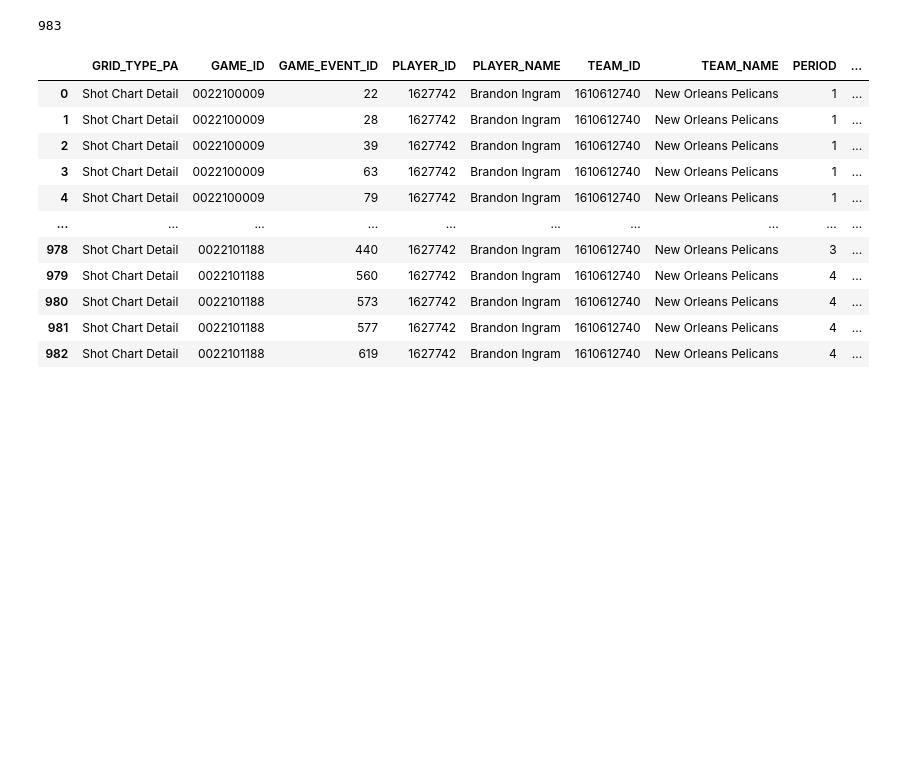
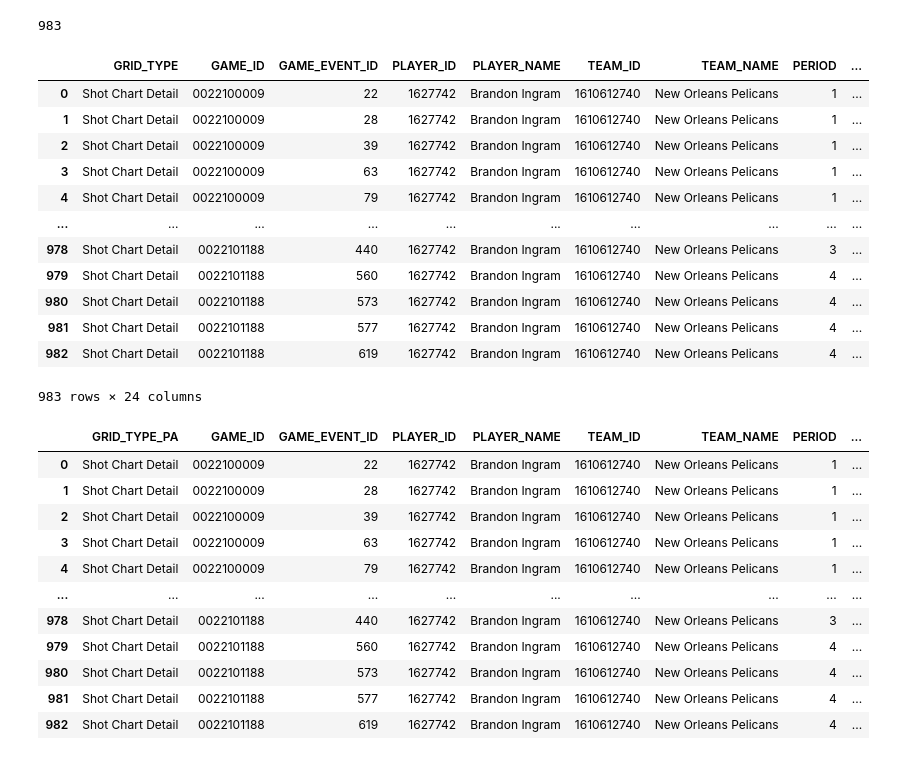
Before and after one commit to cwood003/NBA_stats, a Jupyter notebook: shotChartDetail.ipynb, the cells around one changed output. Drawn from its saved outputs; the diff is of its cells as text; code cells hidden in the pictures; blank space fills up the shorter version.

```diff
--- a/shotChartDetail.ipynb
+++ b/shotChartDetail.ipynb
@@ -48,6 +55,22 @@ league_average
 x['SHOT_ATTEMPTED_FLAG'].sum()
 # %% [output]
 983
+# %%
+x
+# %% [output]
+|  | GRID_TYPE | GAME_ID | GAME_EVENT_ID | PLAYER_ID | PLAYER_NAME | TEAM_ID | TEAM_NAME | PERIOD | ... |
+| 0 | Shot Chart Detail | 0022100009 | 22 | 1627742 | Brandon Ingram | 1610612740 | New Orleans Pelicans | 1 | ... |
+| 1 | Shot Chart Detail | 0022100009 | 28 | 1627742 | Brandon Ingram | 1610612740 | New Orleans Pelicans | 1 | ... |
+| 2 | Shot Chart Detail | 0022100009 | 39 | 1627742 | Brandon Ingram | 1610612740 | New Orleans Pelicans | 1 | ... |
+| 3 | Shot Chart Detail | 0022100009 | 63 | 1627742 | Brandon Ingram | 1610612740 | New Orleans Pelicans | 1 | ... |
+| 4 | Shot Chart Detail | 0022100009 | 79 | 1627742 | Brandon Ingram | 1610612740 | New Orleans Pelicans | 1 | ... |
+| ... | ... | ... | ... | ... | ... | ... | ... | ... | ... |
+| 978 | Shot Chart Detail | 0022101188 | 440 | 1627742 | Brandon Ingram | 1610612740 | New Orleans Pelicans | 3 | ... |
+| 979 | Shot Chart Detail | 0022101188 | 560 | 1627742 | Brandon Ingram | 1610612740 | New Orleans Pelicans | 4 | ... |
+| 980 | Shot Chart Detail | 0022101188 | 573 | 1627742 | Brandon Ingram | 1610612740 | New Orleans Pelicans | 4 | ... |
+| 981 | Shot Chart Detail | 0022101188 | 577 | 1627742 | Brandon Ingram | 1610612740 | New Orleans Pelicans | 4 | ... |
+| 982 | Shot Chart Detail | 0022101188 | 619 | 1627742 | Brandon Ingram | 1610612740 | New Orleans Pelicans | 4 | ... |
+983 rows × 24 columns
 # %%
 # Merge x with league_average on SHOT_ZONE_AREA and SHOT_ZONE_RANGE
 temp = x.merge(league_average, on=['SHOT_ZONE_AREA', 'SHOT_ZONE_RANGE', 'SHOT_ZONE_BASIC'], how='left', suffixes=('_PA', '_LA'))
```
Also changed, not shown: parts of 9 cells of this notebook, 4 other files.
